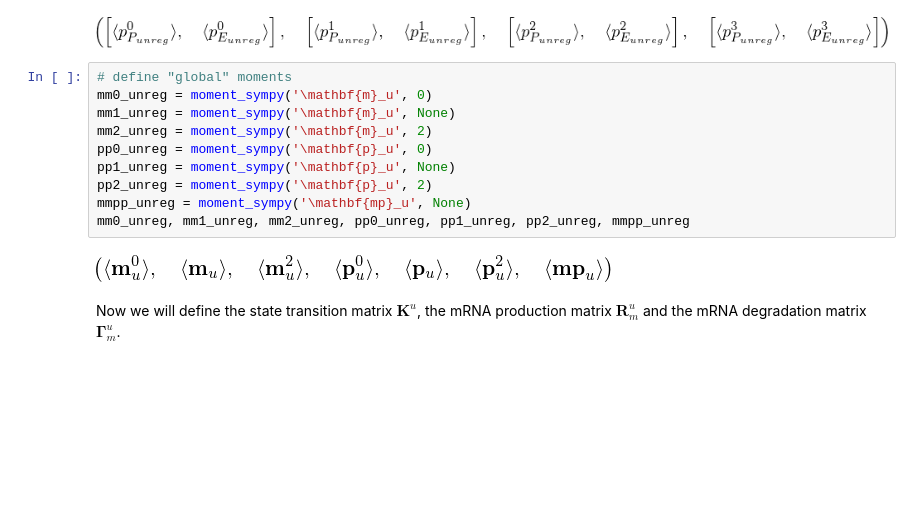
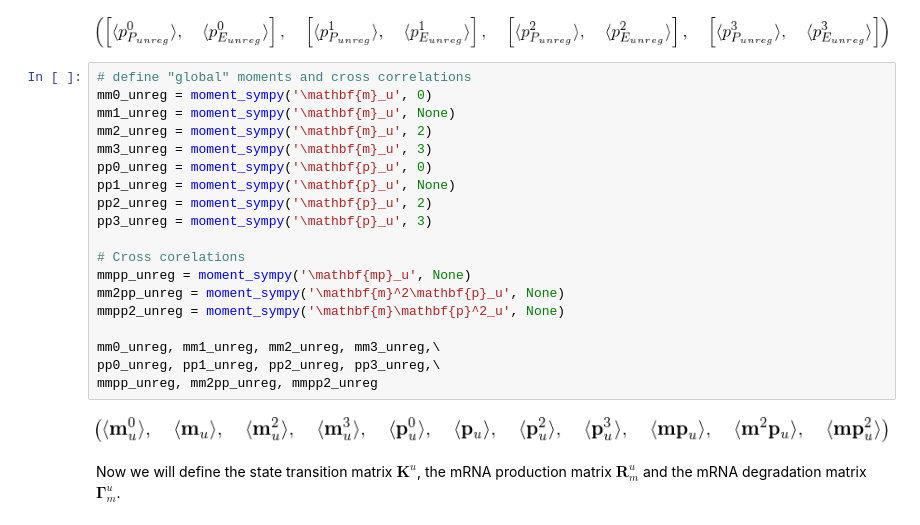
Before and after one commit to RPGroup-PBoC/chann_cap, a Jupyter notebook: src/theory/chemical_master_moments_protein.ipynb, the cells around one changed output. Drawn from its saved outputs; the diff is of its cells as text; blank space fills up the shorter version.

Commit message:
computed the third moment for the unreg protein dist

```diff
--- a/src/theory/chemical_master_moments_protein.ipynb
+++ b/src/theory/chemical_master_moments_protein.ipynb
@@ -115,17 +117,26 @@ p0_unreg, p1_unreg, p2_unreg, p3_unreg
 # %% [output]
 [figure]
 # %%
-# define "global" moments
+# define "global" moments and cross correlations
 mm0_unreg = moment_sympy('\mathbf{m}_u', 0)
 mm1_unreg = moment_sympy('\mathbf{m}_u', None)
 mm2_unreg = moment_sympy('\mathbf{m}_u', 2)
+mm3_unreg = moment_sympy('\mathbf{m}_u', 3)
 pp0_unreg = moment_sympy('\mathbf{p}_u', 0)
 pp1_unreg = moment_sympy('\mathbf{p}_u', None)
 pp2_unreg = moment_sympy('\mathbf{p}_u', 2)
+pp3_unreg = moment_sympy('\mathbf{p}_u', 3)
+
+# Cross corelations
 mmpp_unreg = moment_sympy('\mathbf{mp}_u', None)
-mm0_unreg, mm1_unreg, mm2_unreg, pp0_unreg, pp1_unreg, pp2_unreg, mmpp_unreg
+mm2pp_unreg = moment_sympy('\mathbf{m}^2\mathbf{p}_u', None)
+mmpp2_unreg = moment_sympy('\mathbf{m}\mathbf{p}^2_u', None)
+
+mm0_unreg, mm1_unreg, mm2_unreg, mm3_unreg,\
+pp0_unreg, pp1_unreg, pp2_unreg, pp3_unreg,\
+mmpp_unreg, mm2pp_unreg, mmpp2_unreg
 # %% [output]
-[figure, old version]
+[figure, new version]
 # %% [markdown]
 Now we will define the state transition matrix $\mathbf{K}^u$, the mRNA production matrix $\mathbf{R}^u_m$ and the mRNA degradation matrix $\mathbf{\Gamma}^u_m$.
 # %%
```
Also changed, not shown: parts of 31 cells of this notebook.
